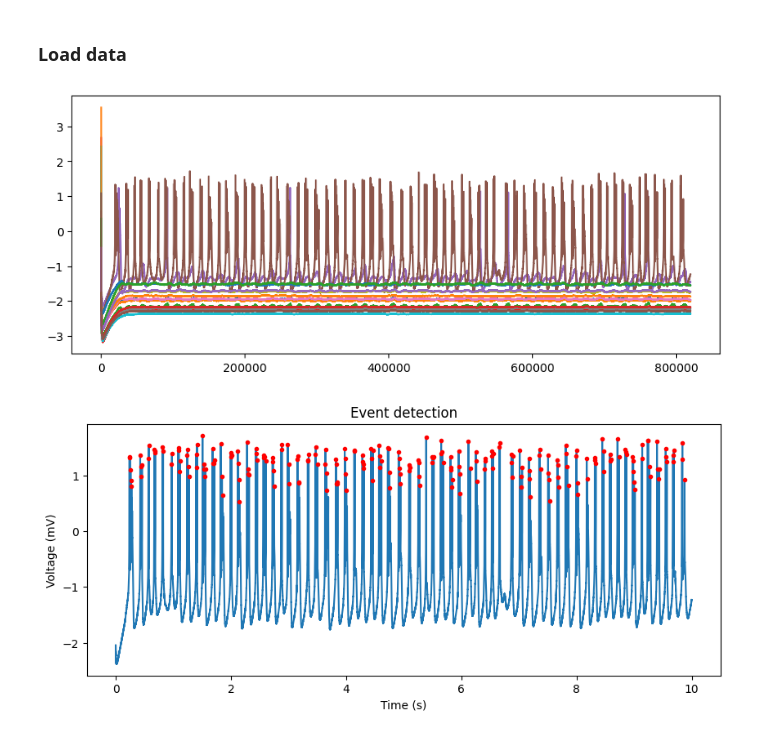
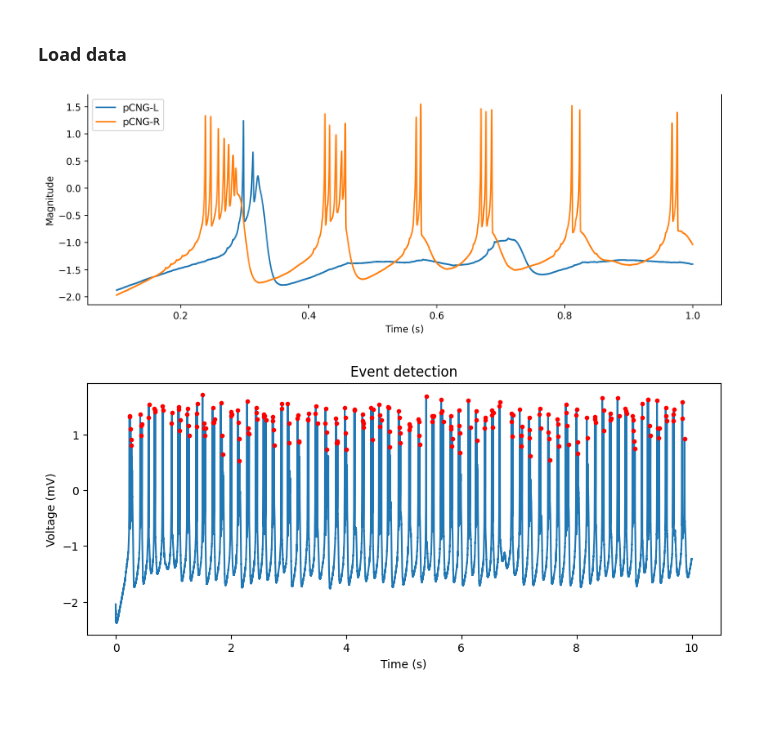
Before and after one commit to yilewang/tvbdemos, a Jupyter notebook: asymmetry_project/burst_detection_from_David.ipynb, the cells around one changed output. Drawn from its saved outputs; the diff is of its cells as text; code cells hidden in the pictures; blank space fills up the shorter version.

```diff
--- a/asymmetry_project/burst_detection_from_David.ipynb
+++ b/asymmetry_project/burst_detection_from_David.ipynb
@@ -33,33 +33,41 @@ from os.path import join as pjoin
 # %%
 basedir = "/Users/yilewang/Downloads"
 only_gc = pjoin(basedir, "local_inhibition_lfp_gc")
 # read mega data
 mega_data = pd.read_excel('/Users/yilewang/workspaces/data4project/mega_table.xlsx', sheet_name='tvb_parameters')
 
 # Sampling rate
 fs = 81920.0
 
 node_names = ['aCNG-L', 'aCNG-R','mCNG-L','mCNG-R',
               'pCNG-L','pCNG-R', 'HIP-L','HIP-R','PHG-L',
               'PHG-R','AMY-L','AMY-R', 'sTEMp-L','sTEMP-R',
               'mTEMp-L','mTEMp-R']
 
 # Quick plot to see the trace/s
 gr, ca, gc  = 'AD', '0306A', '0.015'
 
 sample_data = np.load(pjoin(only_gc,gr, f"{ca}_{gc}.npy"))
 
-plt.figure(figsize=(10,4))
-for index, i in enumerate(node_names):
-    plt.plot(sample_data[:,0,index,0])
+plt.figure(figsize=(12,4), dpi=300)
+# for index, i in enumerate(node_names):
+#     plt.plot(sample_data[:,0,index,0])
+time = np.arange(0.1, 1, 1/81920)
+plt.plot( time ,sample_data[8192:81920,0,4,0], label='pCNG-L')
+plt.plot(time,sample_data[8192:81920,0,5,0], label='pCNG-R')
+plt.xlabel('Time (s)')
+plt.ylabel('Magnitude')
+plt.legend()
+# hide top and right frame
+plt.gca().spines['top'].set_visible(False)
 
 pCNG_L = sample_data[:,0,4,0]
 pCNG_R = sample_data[:,0,5,0]
 # Select the sweep and/or channel
 # abf.setSweep(10)  # Sweep
 # abf.setSweep(sweepNumber=0, channel=0)  # Sweep and channel
 # %% [output]
-[figure, old version]
+[figure, new version]
 # %%
 
 # conduct signal downsample first
```
Also changed, not shown: 4 other files.
